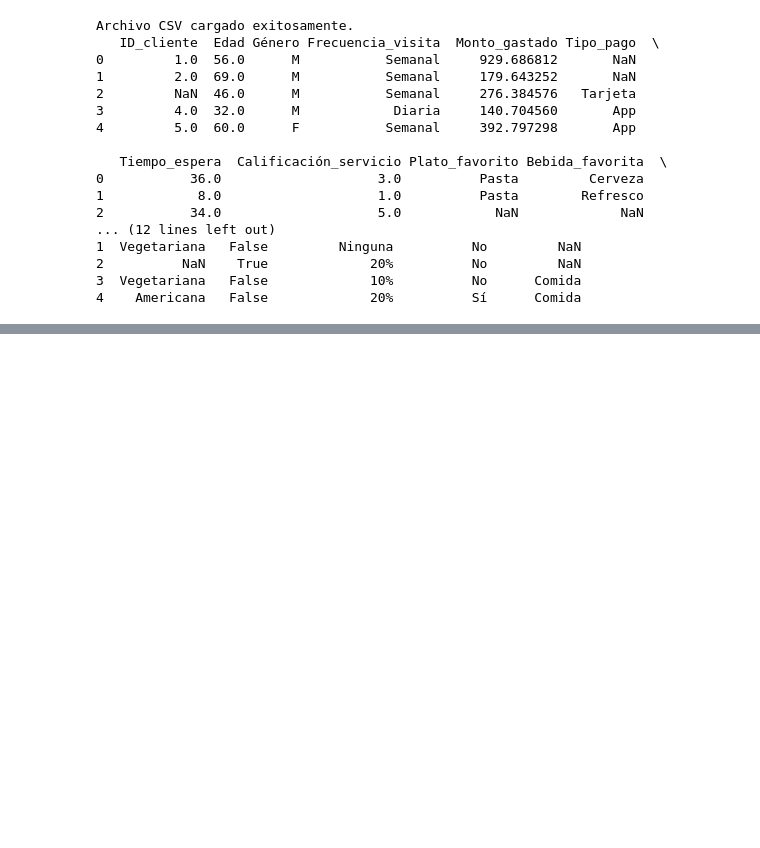
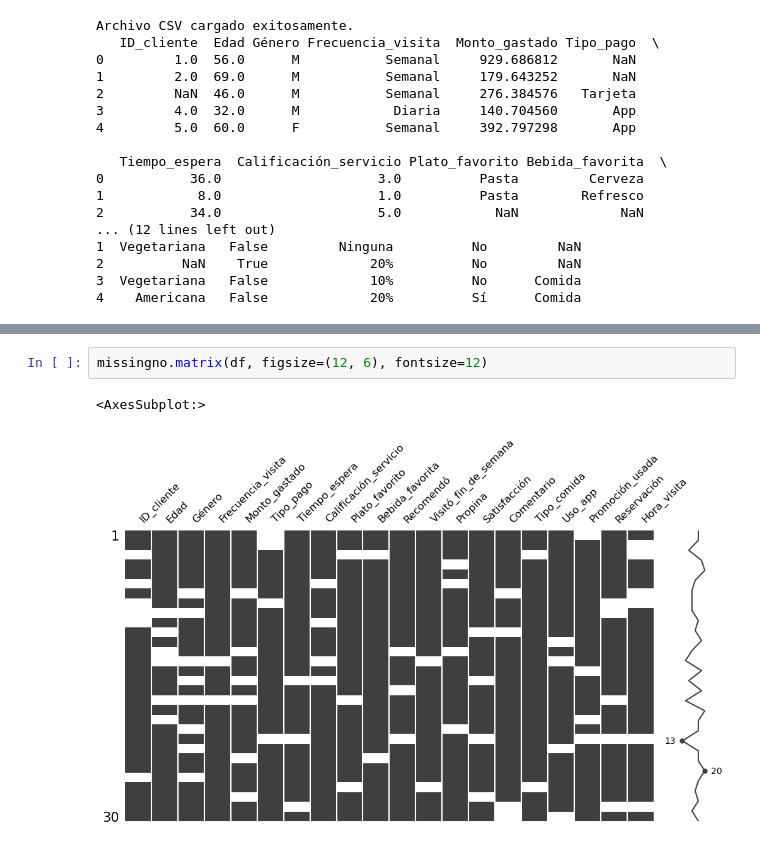
Before and after one commit to fcisnerosr/datos_faltantes, a Jupyter notebook: curso-datos-faltantes-main/mio/exploracion_restaurantes.ipynb, the cells around one changed output, grey strips where cells are left out. Drawn from its saved outputs; the diff is of its cells as text; blank space fills up the shorter version.

```diff
--- a/curso-datos-faltantes-main/mio/exploracion_restaurantes.ipynb
+++ b/curso-datos-faltantes-main/mio/exploracion_restaurantes.ipynb
@@ -81,0 +186,5 @@ Archivo CSV cargado exitosamente.
+# %%
+missingno.matrix(df, figsize=(12, 6), fontsize=12)
+# %% [output]
+<AxesSubplot:>
+[figure, added]
```
Also changed, not shown: parts of 17 cells of this notebook, 1 other file.
